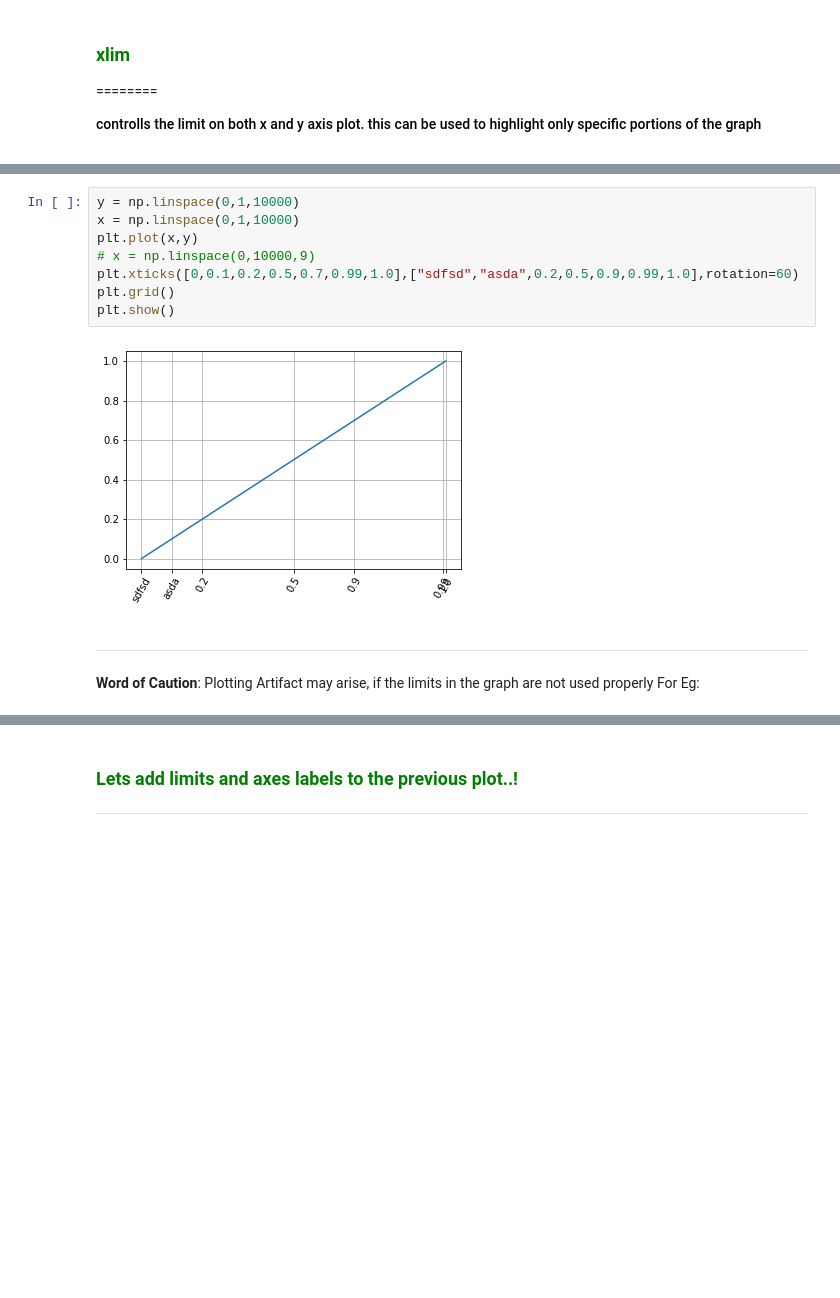
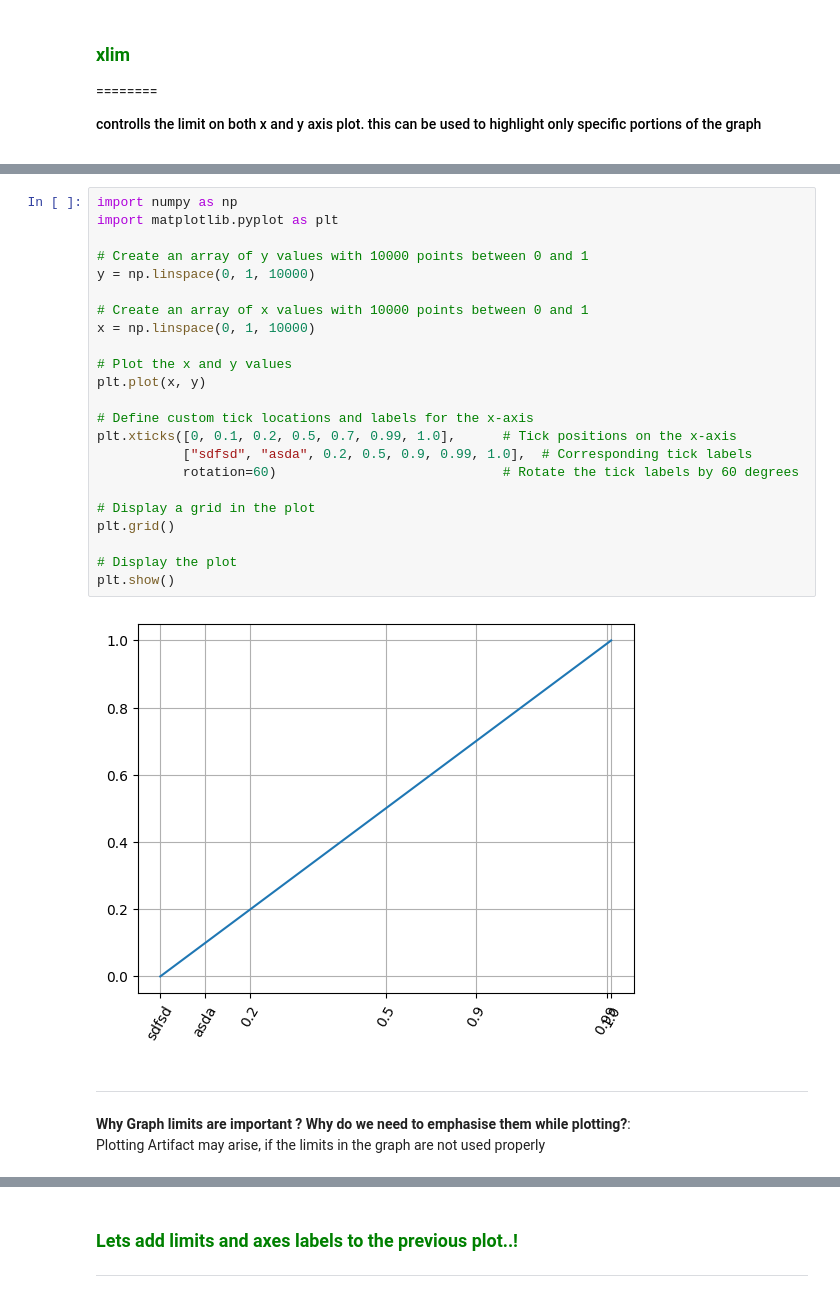
Before and after one commit to thivinanandh/Teaching-Python, a Jupyter notebook: Python-Libraries/Matplotlib.ipynb, the cells around one changed output, grey strips where cells are left out. Drawn from its saved outputs; the diff is of its cells as text; blank space fills up the shorter version.

```diff
--- a/Python-Libraries/Matplotlib.ipynb
+++ b/Python-Libraries/Matplotlib.ipynb
@@ -417,17 +470,33 @@ For Eg :
 
 </div>
 # %%
-y = np.linspace(0,1,10000)
-x = np.linspace(0,1,10000)
-plt.plot(x,y)
-# x = np.linspace(0,10000,9)
-plt.xticks([0,0.1,0.2,0.5,0.7,0.99,1.0],["sdfsd","asda",0.2,0.5,0.9,0.99,1.0],rotation=60)
+import numpy as np
+import matplotlib.pyplot as plt
+
+# Create an array of y values with 10000 points between 0 and 1
+y = np.linspace(0, 1, 10000)
+
+# Create an array of x values with 10000 points between 0 and 1
+x = np.linspace(0, 1, 10000)
+
+# Plot the x and y values
+plt.plot(x, y)
+
+# Define custom tick locations and labels for the x-axis
+plt.xticks([0, 0.1, 0.2, 0.5, 0.7, 0.99, 1.0],      # Tick positions on the x-axis
+           ["sdfsd", "asda", 0.2, 0.5, 0.9, 0.99, 1.0],  # Corresponding tick labels
+           rotation=60)                             # Rotate the tick labels by 60 degrees
+
+# Display a grid in the plot
 plt.grid()
+
+# Display the plot
 plt.show()
 # %% [output]
-[figure, old version]
+[figure, new version]
 # %% [markdown]
 ---
 
-**Word of Caution**: Plotting Artifact may arise, if the limits in the graph are not used properly
-For Eg:
+**Why Graph limits are important ? Why do we need to emphasise them while plotting?**:
+<br />
+Plotting Artifact may arise, if the limits in the graph are not used properly
```
Also changed, not shown: parts of 57 cells of this notebook.
